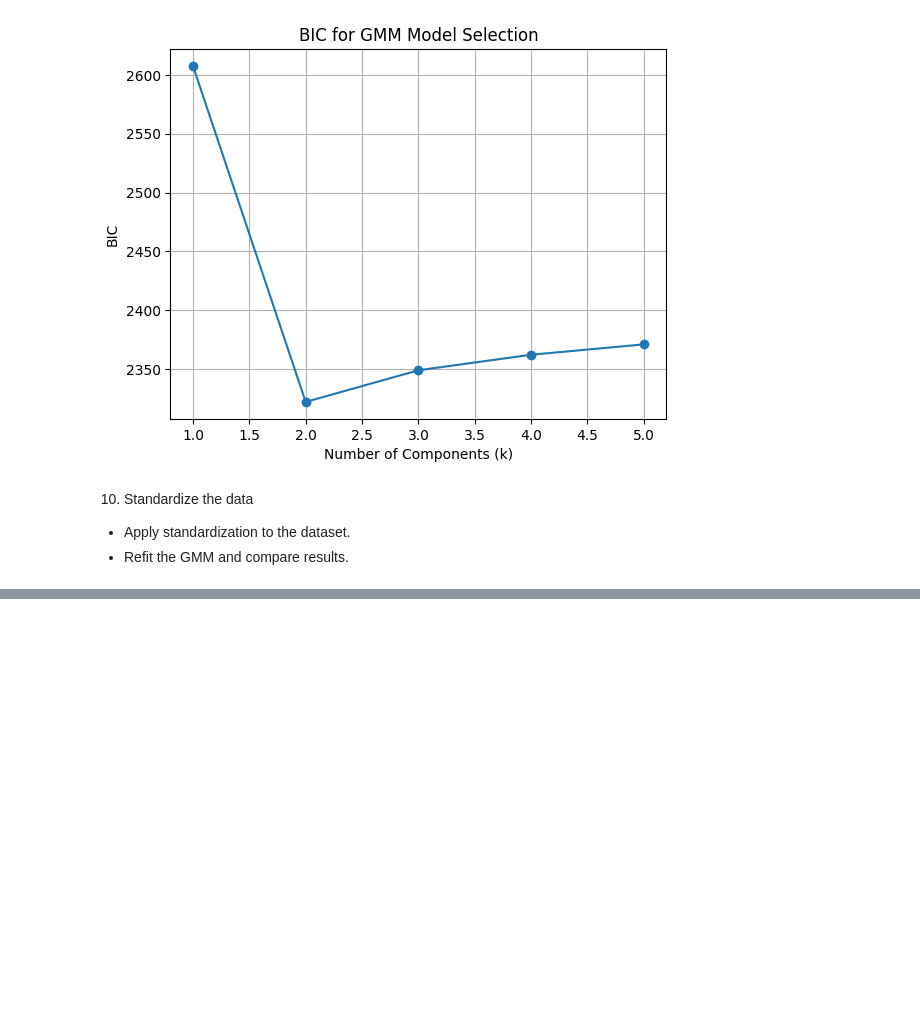
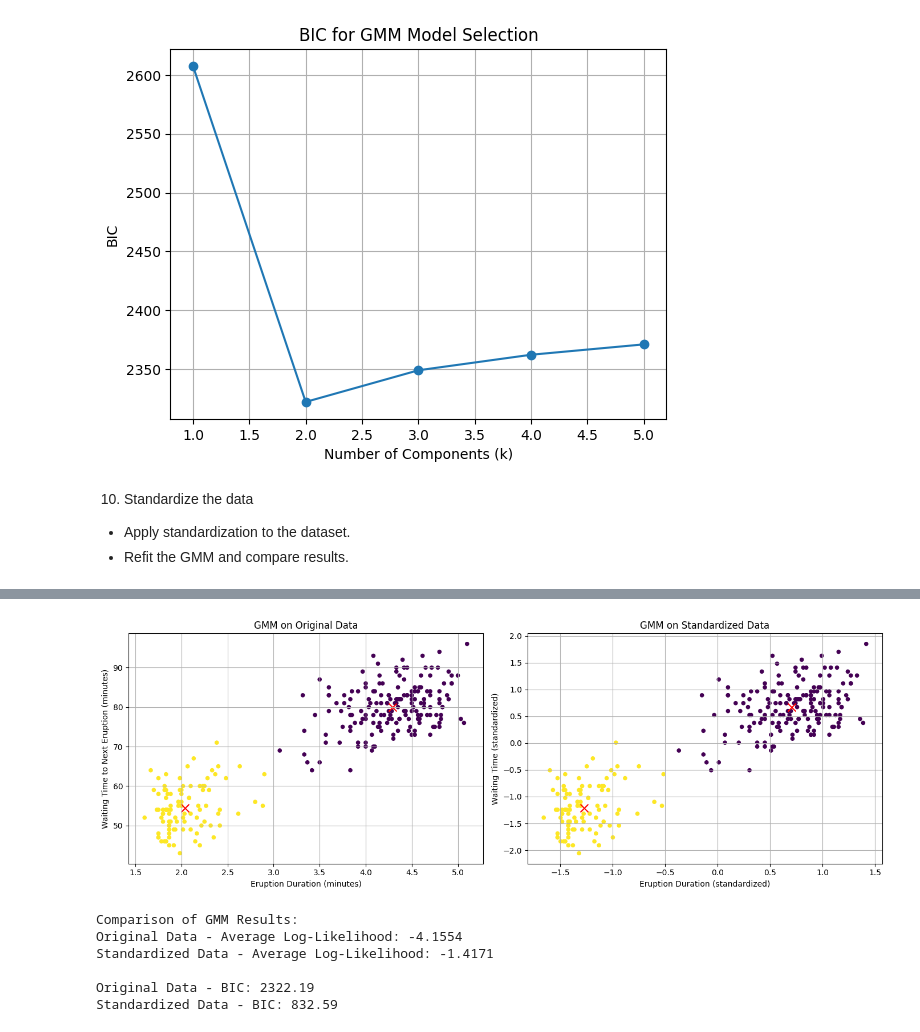
Before and after one commit to leonnmarcoo/CCADMACL_EXERCISES_COM232, a Jupyter notebook: Exercise 5B.ipynb, the cells around one changed output, grey strips where cells are left out. Cells and saved outputs as stored; diff of their text form; code cells hidden in the pictures; blank space fills up the shorter version.

```diff
--- a/Exercise 5B.ipynb
+++ b/Exercise 5B.ipynb
@@ -199,3 +198,18 @@ plt.show()
 10. Standardize the data
 - Apply standardization to the dataset.
 - Refit the GMM and compare results.
+# %%
+scaler = StandardScaler()
+X_scaled = scaler.fit_transform(X)
+
+gmm_scaled = GaussianMixture(
+    n_components=2,
+    covariance_type="full",
+    random_state=42
+)
+gmm_scaled.fit(X_scaled)
+
+print("Standardized GMM Parameters:")
+print("Weights: \n", gmm_scaled.weights_)
+print("Means: \n", gmm_scaled.means_)
+print("Covariances: \n", gmm_scaled.covariances_)
@@ -201,0 +229,41 @@ plt.show()
+# %%
+labels_gmm_scaled = gmm_scaled.predict(X_scaled)
+
+fig, axes = plt.subplots(1, 2, figsize=(14, 5))
+
+# Original GMM
+axes[0].scatter(df['eruptions'], df['waiting'], c=labels_gmm, cmap='viridis', s=20)
+axes[0].scatter(gmm.means_[:, 0], gmm.means_[:, 1], c="red", marker='x', s=100)
+axes[0].set_title("GMM on Original Data")
+axes[0].set_xlabel('Eruption Duration (minutes)')
+axes[0].set_ylabel('Waiting Time to Next Eruption (minutes)')
+axes[0].grid(True)
+
+# Standardized GMM
+axes[1].scatter(X_scaled[:, 0], X_scaled[:, 1], c=labels_gmm_scaled, cmap='viridis', s=20)
+axes[1].scatter(gmm_scaled.means_[:, 0], gmm_scaled.means_[:, 1], c="red", marker='x', s=100)
+axes[1].set_title("GMM on Standardized Data")
+axes[1].set_xlabel('Eruption Duration (standardized)')
+axes[1].set_ylabel('Waiting Time (standardized)')
+axes[1].grid(True)
+
+plt.tight_layout()
+plt.show()
+# %% [output]
+[figure, added]
+# %%
+log_likelihood_original = gmm.score(X)
+log_likelihood_scaled = gmm_scaled.score(X_scaled)
+
+print("Comparison of GMM Results:")
+print(f"Original Data - Average Log-Likelihood: {log_likelihood_original:.4f}")
+print(f"Standardized Data - Average Log-Likelihood: {log_likelihood_scaled:.4f}")
+print(f"\nOriginal Data - BIC: {gmm.bic(X):.2f}")
+print(f"Standardized Data - BIC: {gmm_scaled.bic(X_scaled):.2f}")
+# %% [output]
+Comparison of GMM Results:
+Original Data - Average Log-Likelihood: -4.1554
+Standardized Data - Average Log-Likelihood: -1.4171
+
+Original Data - BIC: 2322.19
+Standardized Data - BIC: 832.59
```
Also changed, not shown: parts of 2 cells of this notebook.
